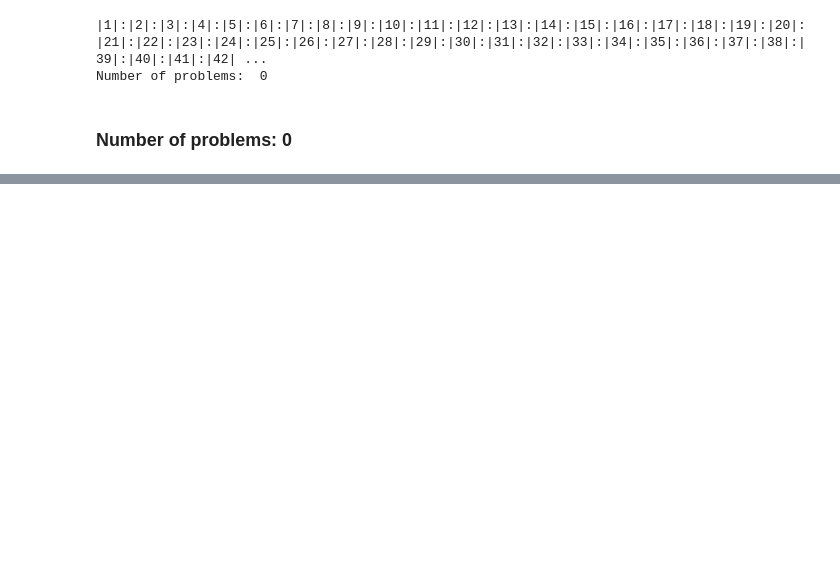
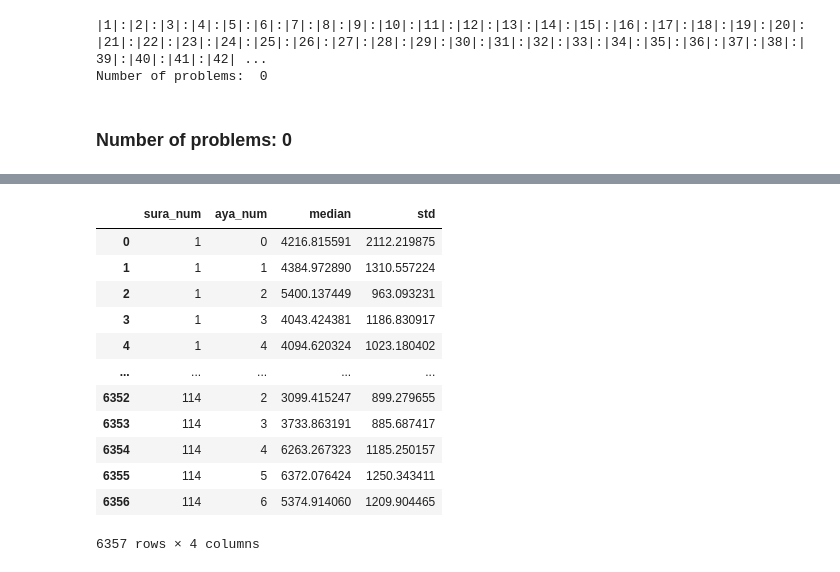
Before and after one commit to drnesr/QuranDataset, a Jupyter notebook: Code/DB_Qur_001.ipynb, the cells around one changed output, grey strips where cells are left out. Drawn from its saved outputs; the diff is of its cells as text; code cells hidden in the pictures; blank space fills up the shorter version.

```diff
--- a/Code/DB_Qur_001.ipynb
+++ b/Code/DB_Qur_001.ipynb
@@ -1442,0 +1481,14 @@ rel_ds2[(rel_ds2.sura_num == 2) & (rel_ds2.aya_num == 281)]
+# %%
+rel_ds2.to_csv(os.path.join(verses_path, 'Output',
+                            'telawas_relative_durations_corrected_FINAL.CSV'),
+               index=False)
+
+relative_duration_stats = rel_ds2.groupby(['sura_num', 'aya_num'],
+                                          as_index=False).agg([
+                                              'median', 'std'
+                                          ])['adjusted_med'].reset_index()
+
+relative_duration_stats.to_csv(os.path.join(
+    verses_path, 'Output',
+    'telawas_relative_durations_stats_corrected_FINAL.CSV'),
+                               index=False)
@@ -1442,0 +1511,16 @@ rel_ds2[(rel_ds2.sura_num == 2) & (rel_ds2.aya_num == 281)]
+# %%
+relative_duration_stats
+# %% [output]
+|  | sura_num | aya_num | median | std |
+| 0 | 1 | 0 | 4216.815591 | 2112.219875 |
+| 1 | 1 | 1 | 4384.972890 | 1310.557224 |
+| 2 | 1 | 2 | 5400.137449 | 963.093231 |
+| 3 | 1 | 3 | 4043.424381 | 1186.830917 |
+| 4 | 1 | 4 | 4094.620324 | 1023.180402 |
+| ... | ... | ... | ... | ... |
+| 6352 | 114 | 2 | 3099.415247 | 899.279655 |
+| 6353 | 114 | 3 | 3733.863191 | 885.687417 |
+| 6354 | 114 | 4 | 6263.267323 | 1185.250157 |
+| 6355 | 114 | 5 | 6372.076424 | 1250.343411 |
+| 6356 | 114 | 6 | 5374.914060 | 1209.904465 |
+6357 rows × 4 columns
```
Also changed, not shown: parts of 14 cells of this notebook, 2 other files.
